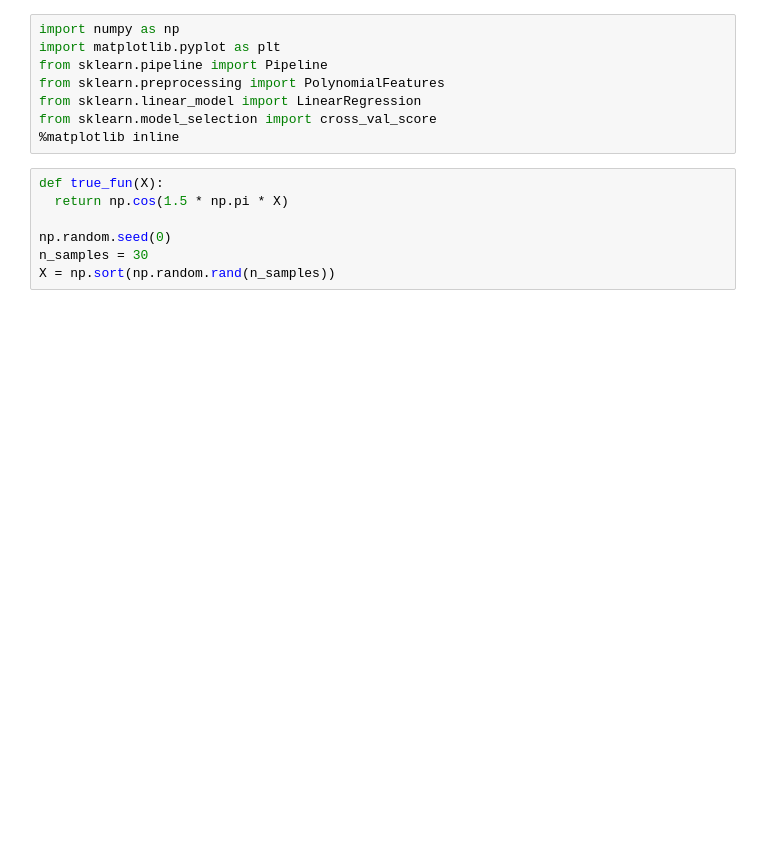
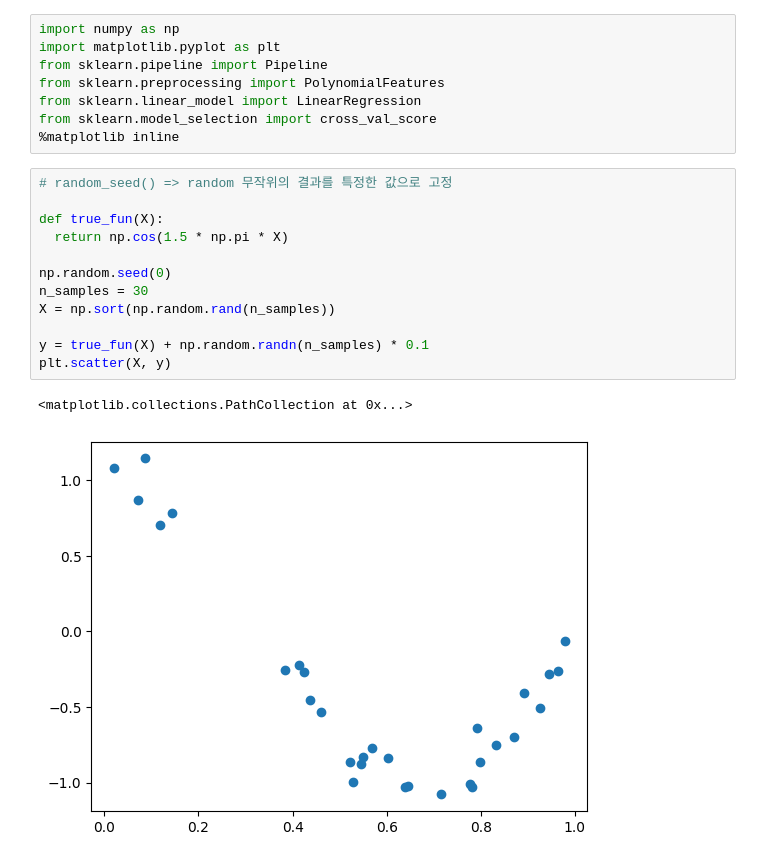
Before and after one commit to yant1001/Machine_Learning, a Jupyter notebook: 04. regression.ipynb, the cells around one changed output. Cells and saved outputs as stored; diff of their text form; blank space fills up the shorter version.

```diff
--- a/04. regression.ipynb
+++ b/04. regression.ipynb
@@ -339,9 +339,17 @@ from sklearn.linear_model import LinearRegression
 from sklearn.model_selection import cross_val_score
 %matplotlib inline
 # %%
+# random_seed() => random 무작위의 결과를 특정한 값으로 고정
+
 def true_fun(X):
   return np.cos(1.5 * np.pi * X)
 
 np.random.seed(0)
 n_samples = 30
 X = np.sort(np.random.rand(n_samples))
+
+y = true_fun(X) + np.random.randn(n_samples) * 0.1
+plt.scatter(X, y)
+# %% [output]
+<matplotlib.collections.PathCollection at 0x...>
+[figure, added]
```
Also changed, not shown: parts of 11 cells of this notebook.
